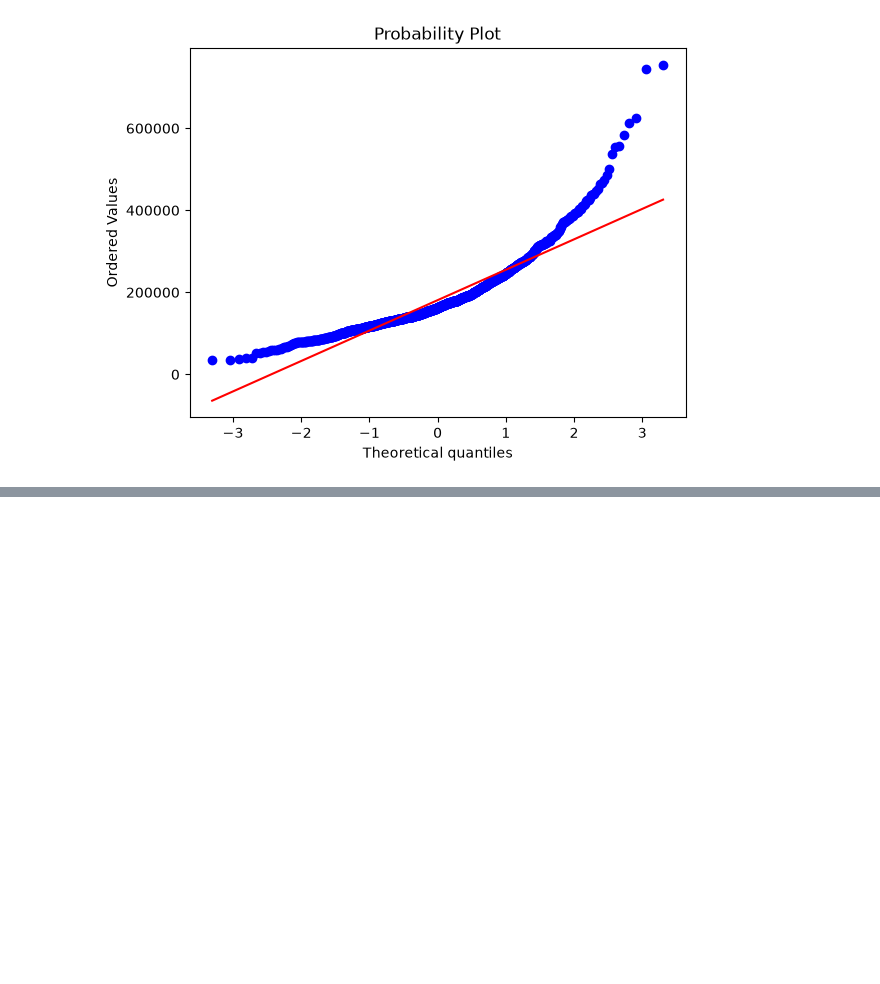
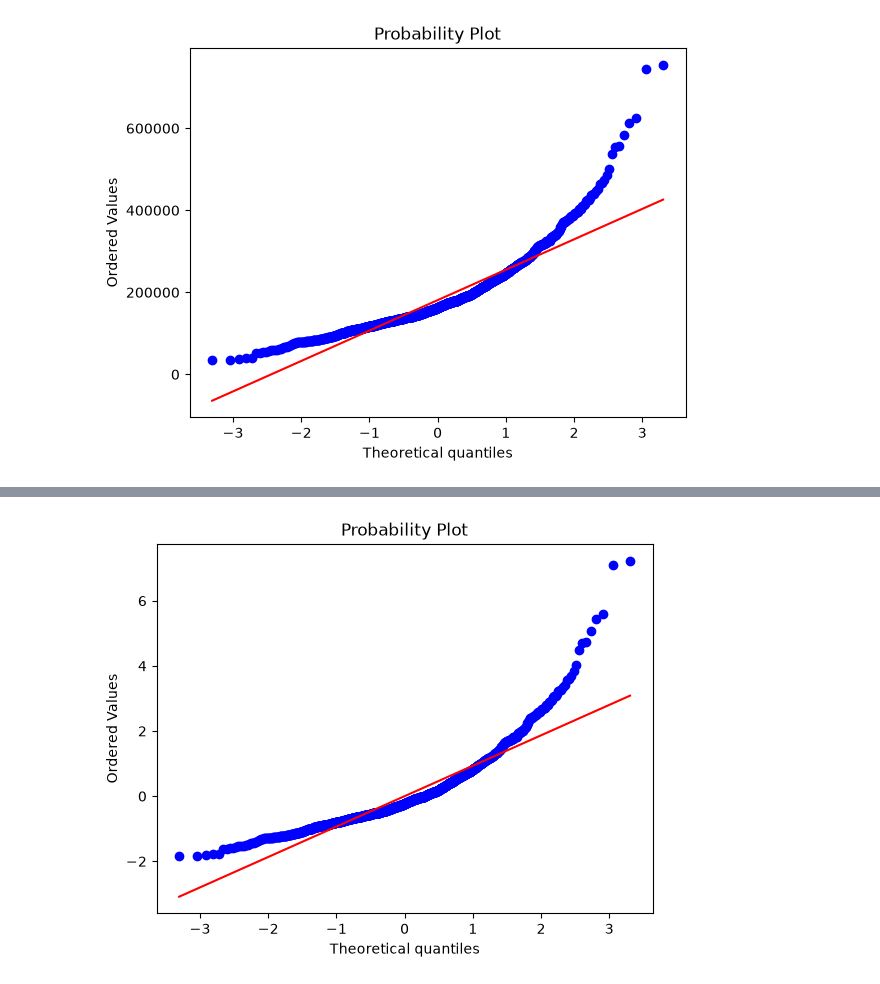
Before and after one commit to kanakamsandeep746-source/FeatureEngineering, a Jupyter notebook: feature.ipynb, the cells around one changed output, grey strips where cells are left out. Saved outputs shown, nothing was run; the diff lists cells and outputs as text; code cells hidden in the pictures; blank space fills up the shorter version.

```diff
--- a/feature.ipynb
+++ b/feature.ipynb
@@ -502,3 +502,10 @@ outliers[['SalePrice','zscores']].head()
 | 185 | 475000 | 3.703050 |
 | 349 | 437154 | 3.226492 |
 | 389 | 426000 | 3.086040 |
+# %%
+#Q-Q plot of z score
+
+stats.probplot(df['SalePrice_zscores'],dist="norm",plot=plt)
+plt.show()
+# %% [output]
+[figure, added]
```
Also changed, not shown: parts of 14 cells of this notebook, 2 other files.
